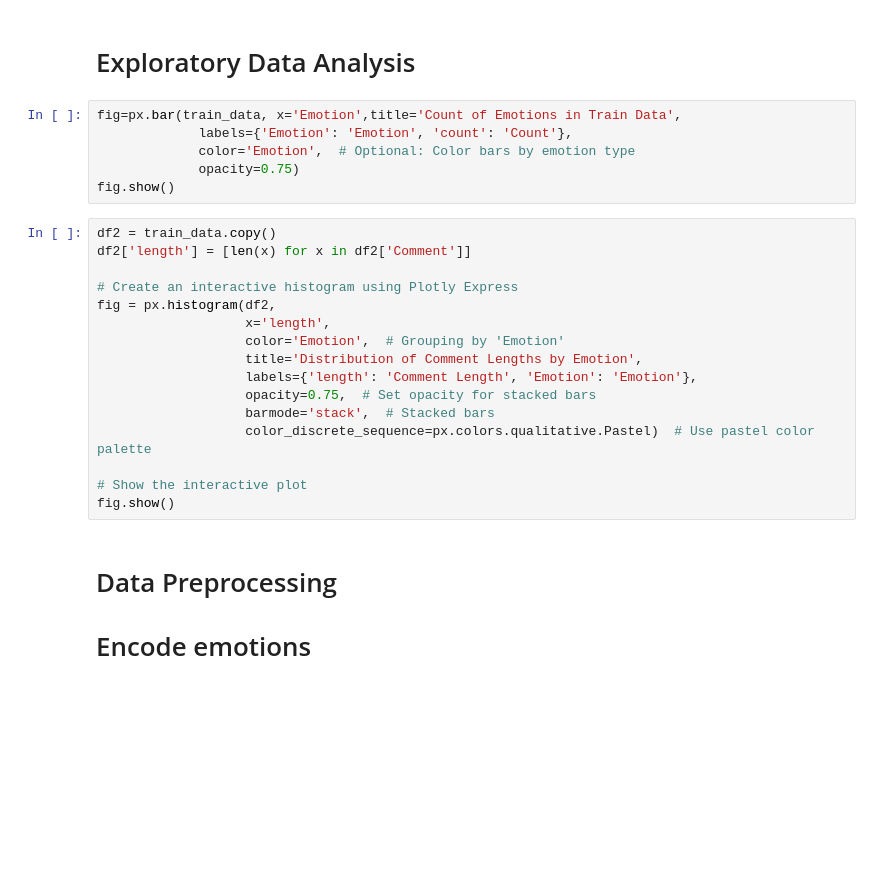
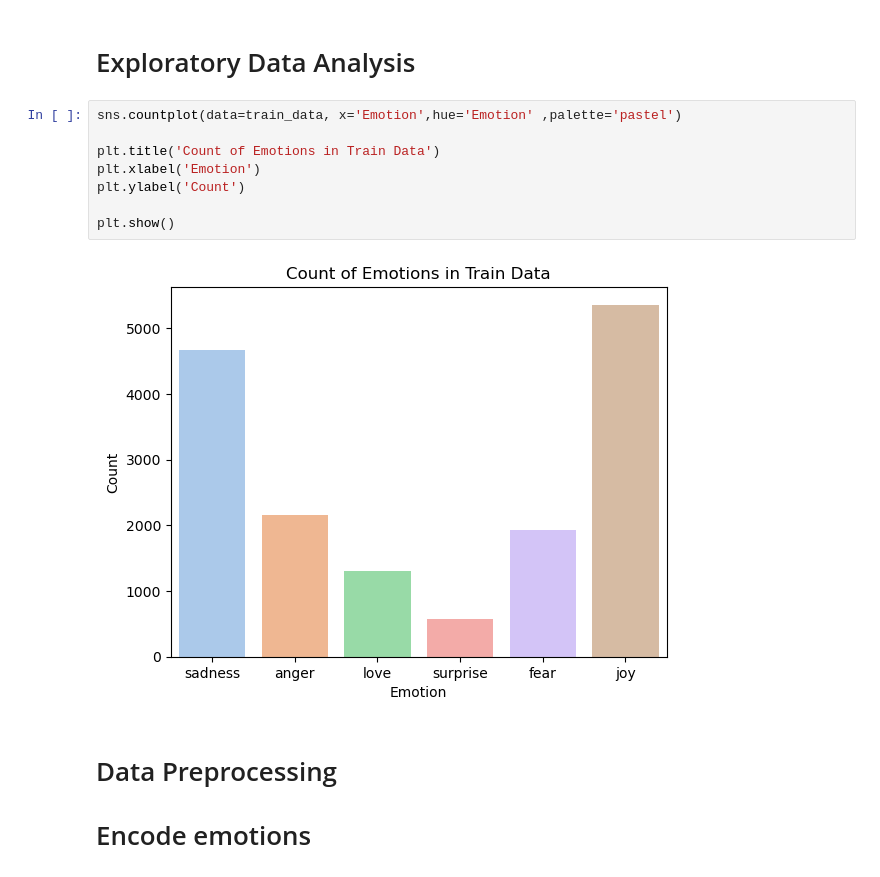
Before and after one commit to Diaa-Ahmed-007/emotion-detection-NLP, a Jupyter notebook: Emotions Classification using ML and DL.ipynb, the cells around one changed output. Drawn from its saved outputs; the diff is of its cells as text; blank space fills up the shorter version.

```diff
--- a/Emotions Classification using ML and DL.ipynb
+++ b/Emotions Classification using ML and DL.ipynb
@@ -50,27 +46,15 @@ train_data.duplicated().sum()
 # %% [markdown]
 # Exploratory Data Analysis
 # %%
-fig=px.bar(train_data, x='Emotion',title='Count of Emotions in Train Data',
-             labels={'Emotion': 'Emotion', 'count': 'Count'},
-             color='Emotion',  # Optional: Color bars by emotion type
-             opacity=0.75)
-fig.show()
+sns.countplot(data=train_data, x='Emotion',hue='Emotion' ,palette='pastel')
+
+plt.title('Count of Emotions in Train Data')
+plt.xlabel('Emotion')
+plt.ylabel('Count')
+
+plt.show()
+# %% [output]
+[figure, added]
-# %%
-df2 = train_data.copy()
-df2['length'] = [len(x) for x in df2['Comment']]
-
-# Create an interactive histogram using Plotly Express
-fig = px.histogram(df2,
-                   x='length',
-                   color='Emotion',  # Grouping by 'Emotion'
-                   title='Distribution of Comment Lengths by Emotion',
-                   labels={'length': 'Comment Length', 'Emotion': 'Emotion'},
-                   opacity=0.75,  # Set opacity for stacked bars
-                   barmode='stack',  # Stacked bars
-                   color_discrete_sequence=px.colors.qualitative.Pastel)  # Use pastel color palette
-
-# Show the interactive plot
-fig.show()
 # %% [markdown]
 # Data Preprocessing
 # Encode emotions
```
Also changed, not shown: parts of 10 cells of this notebook, 3 other files.
